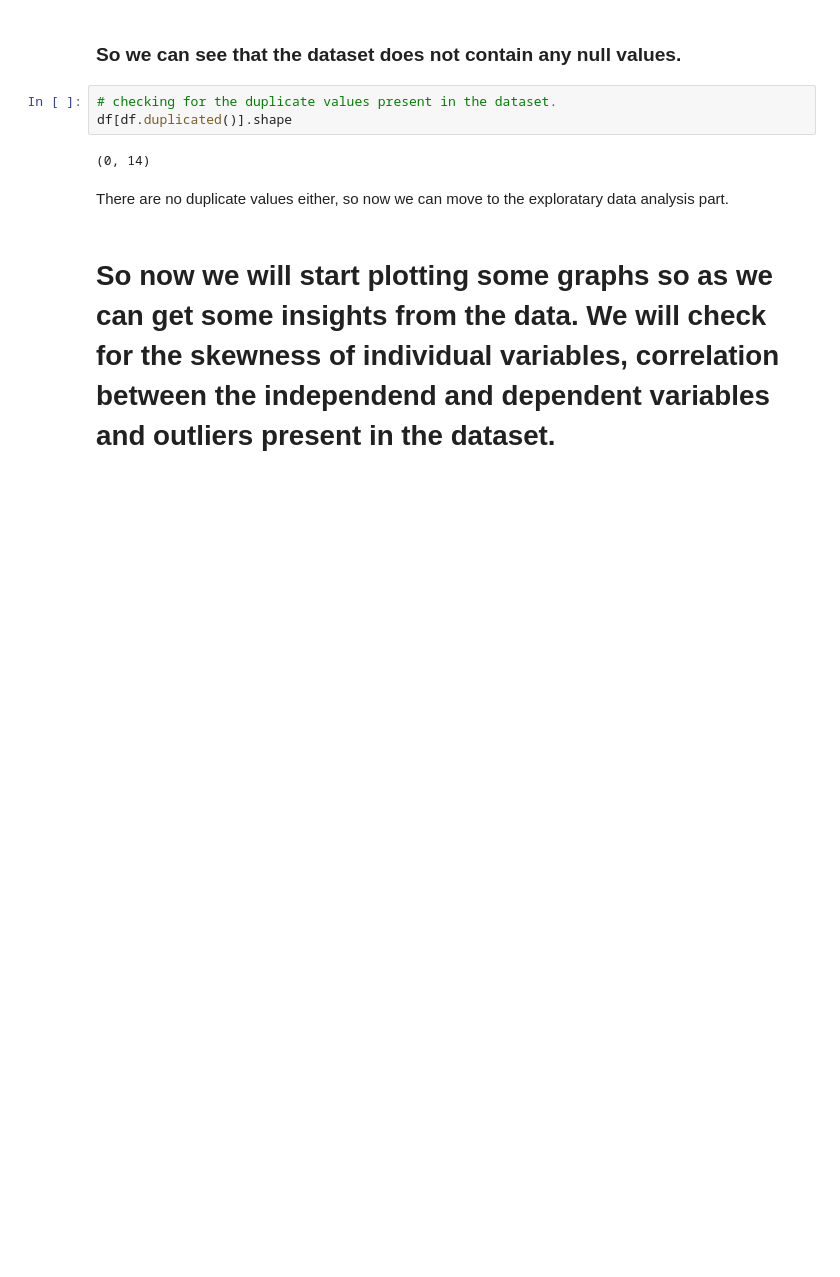
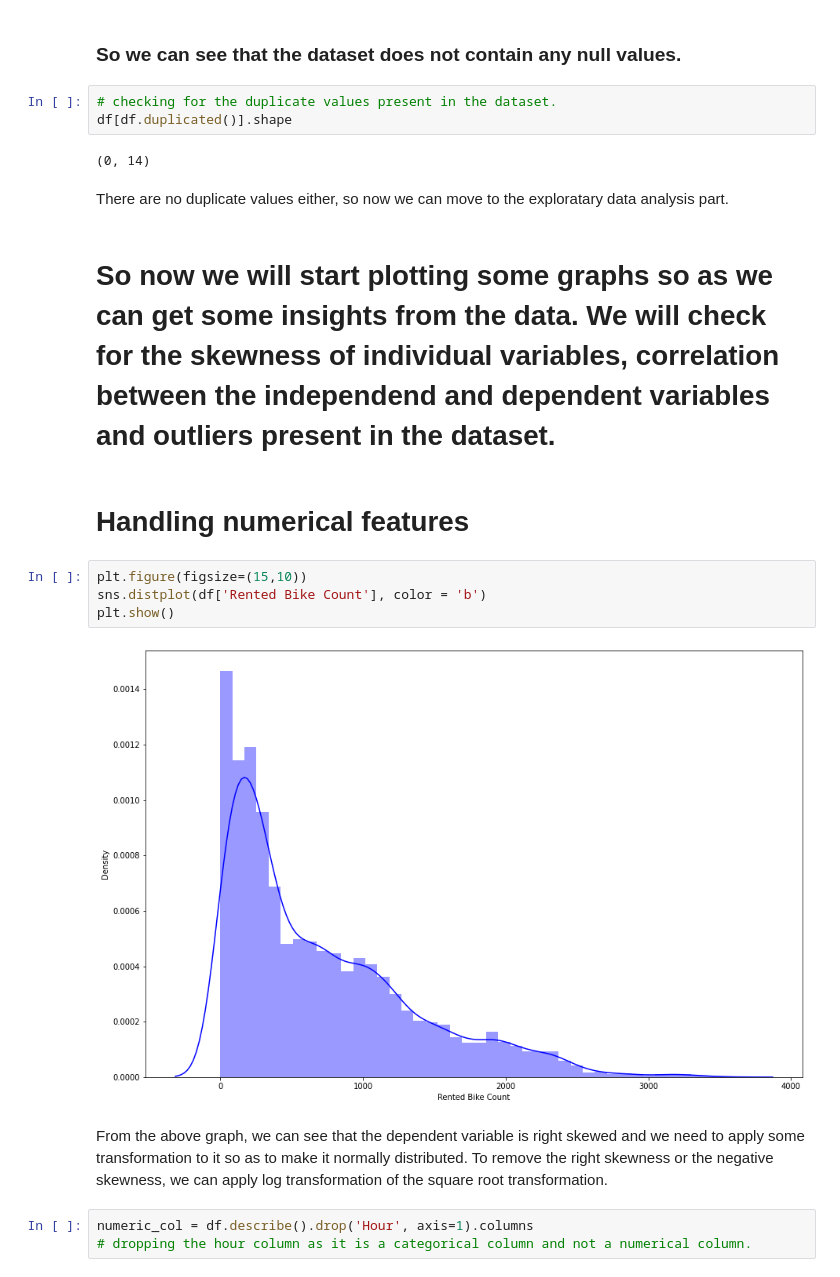
Before and after one commit to jatinsharma16/Capstone-Project-Linear-Regression, a Jupyter notebook: Bike_Sharing_Demand_Prediction_Capstone_Project.ipynb, the cells around one changed output. Saved outputs shown, nothing was run; the diff lists cells and outputs as text; blank space fills up the shorter version.

Commit message:
EDA with numerical variables

```diff
--- a/Bike_Sharing_Demand_Prediction_Capstone_Project.ipynb
+++ b/Bike_Sharing_Demand_Prediction_Capstone_Project.ipynb
@@ -165,3 +167,16 @@ df[df.duplicated()].shape
 There are no duplicate values either, so now we can move to the exploratary data analysis part.
 # %% [markdown]
 <h1>So now we will start plotting some graphs so as we can get some insights from the data. We will check for the skewness of individual variables, correlation between the independend and dependent variables and outliers present in the dataset.
+# %% [markdown]
+<h1> Handling numerical features
+# %%
+plt.figure(figsize=(15,10))
+sns.distplot(df['Rented Bike Count'], color = 'b')
+plt.show()
+# %% [output]
+[figure, added]
+# %% [markdown]
+From the above graph, we can see that the dependent variable is right skewed and we need to apply some transformation to it so as to make it normally distributed. To remove the right skewness or the negative skewness, we can apply log transformation of the square root transformation.
+# %%
+numeric_col = df.describe().drop('Hour', axis=1).columns
+# dropping the hour column as it is a categorical column and not a numerical column.
```
Also changed, not shown: parts of 14 cells of this notebook.
